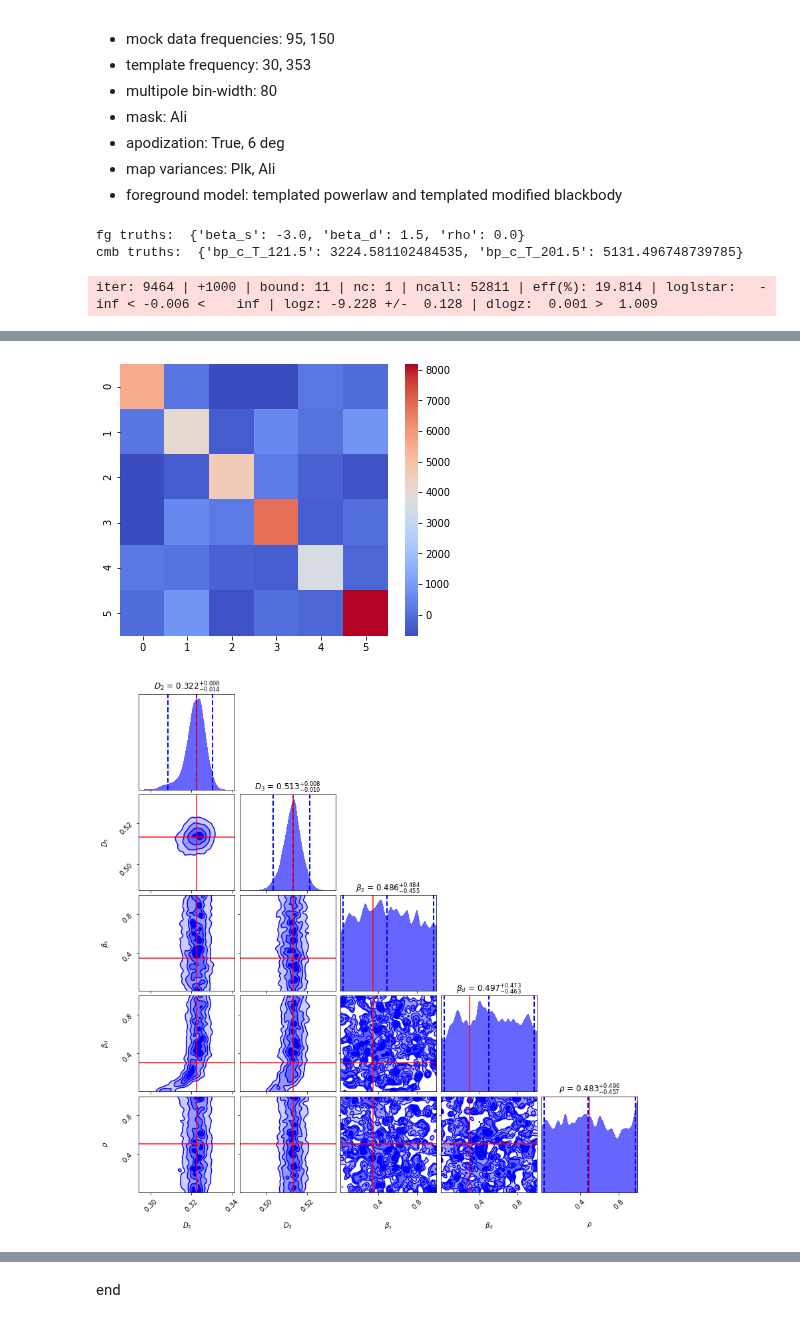
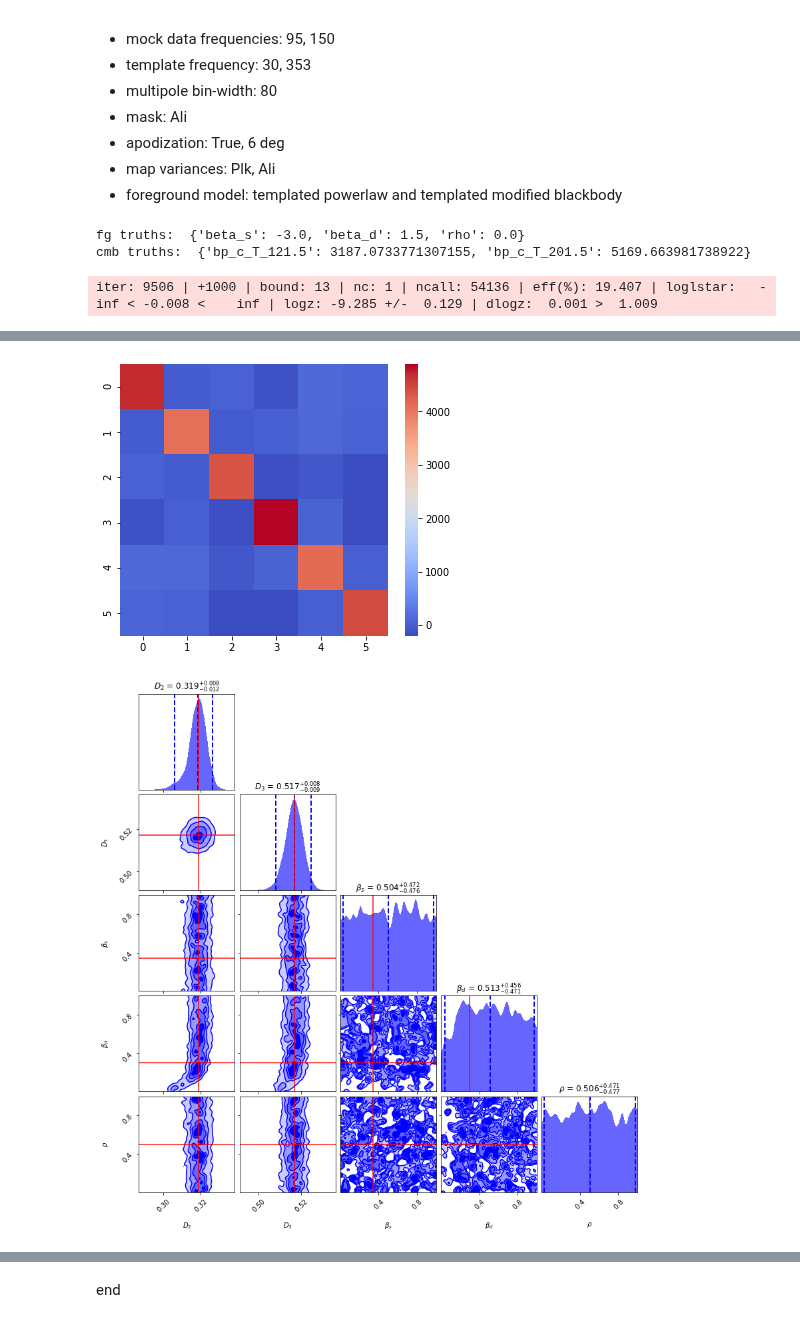
Before and after one commit to gioacchinowang/afra, a Jupyter notebook: tutorials/tutorial07.ipynb, the cells around one changed output, grey strips where cells are left out. Saved outputs shown, nothing was run; the diff lists cells and outputs as text; code cells hidden in the pictures.

```diff
--- a/tutorials/tutorial07.ipynb
+++ b/tutorials/tutorial07.ipynb
@@ -244,10 +279,10 @@ fullbeam[95] = fwhm[1]
 fullbeam[150] = fwhm[2]
 
 pipeline = af.tpfpipe(fullmap,mask=mask.reshape(1,-1),variances=fullvar,fwhms=fullbeam)
-mock_cov = pipeline.preprocess(aposcale=APOSCALE,psbin=PSBIN,nsamp=RESAMP)[1]
+pre_rslt = pipeline.preprocess(aposcale=APOSCALE,psbin=PSBIN,nsamp=RESAMP)
 
 fig,ax = plt.subplots(figsize=(6,5))
-sns.heatmap(mock_cov,cmap='coolwarm',annot=False,ax=ax)
+sns.heatmap(pre_rslt[2],cmap='coolwarm',annot=False,ax=ax)
 
 tmpmap = dict()
 tmpmap[30] = map30f[0].reshape(1,-1)
@@ -270,13 +305,13 @@ for i in range(len(auto_cmb_t[0])):
 print ('fg truths: ',c.params)
 print ('cmb truths: ',b.params)
 
-mock_bp = vec_simple(c.bandpower()+b.bandpower())
+mock_bp = c.bandpower()+b.bandpower()
 
 KWARGS = {'nlive':1000}
 
 pipeline.background = b
 pipeline.foreground = c
-result = pipeline.analyse(mock_bp,mock_cov,kwargs=KWARGS)
+result = pipeline.analyse(mock_bp,pre_rslt[1],pre_rslt[2],kwargs=KWARGS)
 
 truths = list(auto_cmb_t[1][1:]/1.e+4) + [(5.-3.3)/5.,1.5/5.,0.5]
 labels = [r'$D_2$',r'$D_3$',r'$\beta_s$',r'$\beta_d$',r'$\rho$']
@@ -287,5 +322,5 @@ fg, ax = dyplot.cornerplot(result, color='blue', truths=truths,
                            max_n_ticks=3, quantiles=[0.025, 0.5, 0.975])
 # %% [output]
 fg truths:  {'beta_s': -3.0, 'beta_d': 1.5, 'rho': 0.0}
-cmb truths:  {'bp_c_T_121.5': 3224.581102484535, 'bp_c_T_201.5': 5131.496748739785}
+cmb truths:  {'bp_c_T_121.5': 3187.0733771307155, 'bp_c_T_201.5': 5169.663981738922}
-iter: 9464 | +1000 | bound: 11 | nc: 1 | ncall: 52811 | eff(%): 19.814 | loglstar:   -inf < -0.006 <    inf | logz: -9.228 +/-  0.128 | dlogz:  0.001 >  1.009
+iter: 9506 | +1000 | bound: 13 | nc: 1 | ncall: 54136 | eff(%): 19.407 | loglstar:   -inf < -0.008 <    inf | logz: -9.285 +/-  0.129 | dlogz:  0.001 >  1.009
@@ -294,2 +329,2 @@ Wall time: 6min 26s
-[figure, old version]
+[figure, new version]
-[figure, old version]
+[figure, new version]
```
Also changed, not shown: parts of 12 cells of this notebook, 15 other files.
